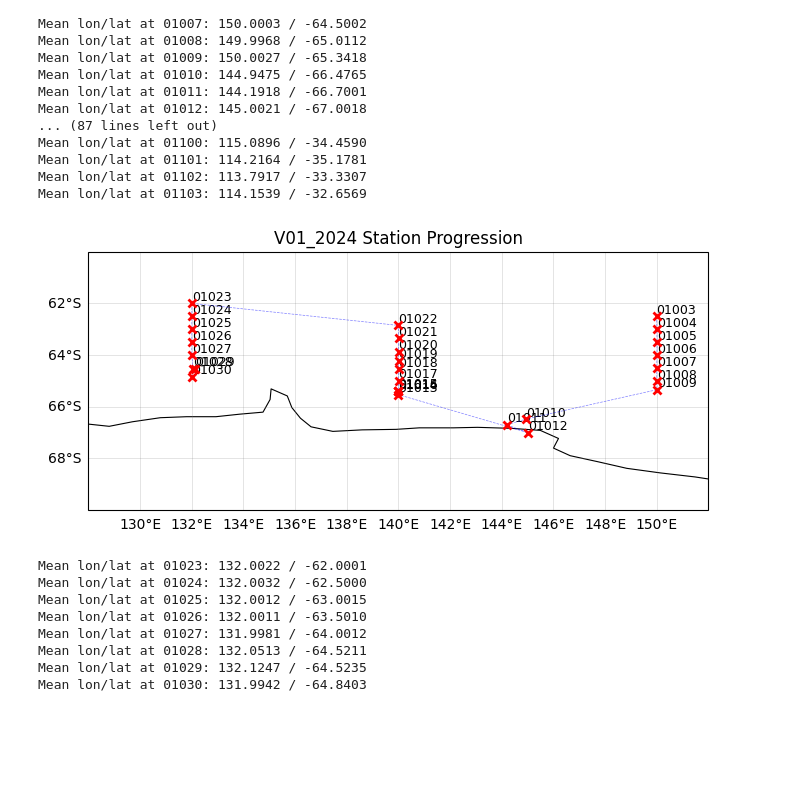
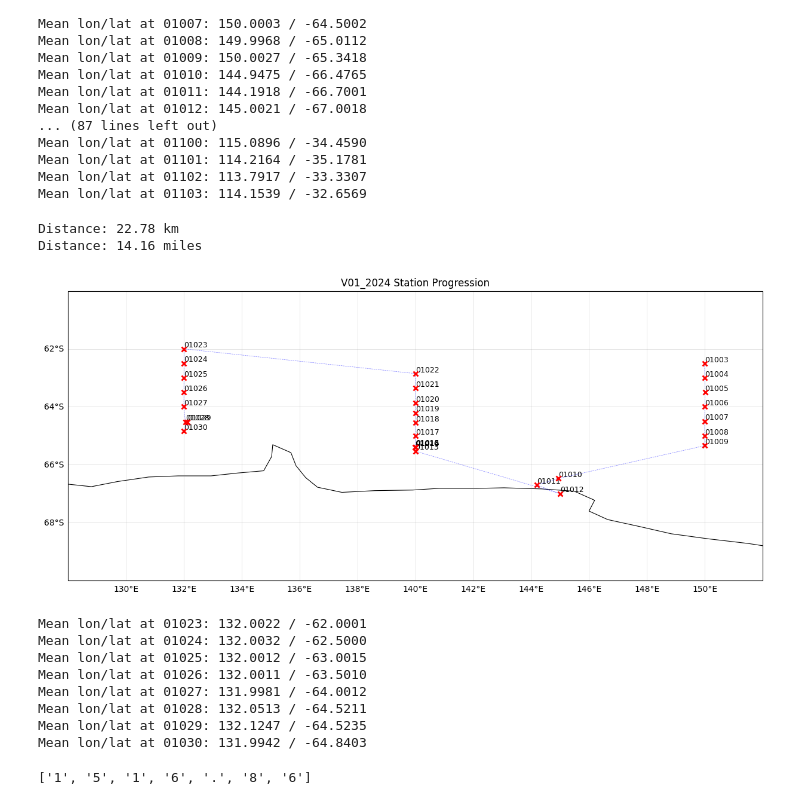
Before and after one commit to isabelle-white/COOKIES, a Jupyter notebook: in2024_v01_ctd.ipynb, the cells around one changed output. Saved outputs shown, nothing was run; the diff lists cells and outputs as text; code cells hidden in the pictures; blank space fills up the shorter version.

```diff
--- a/in2024_v01_ctd.ipynb
+++ b/in2024_v01_ctd.ipynb
@@ -110,13 +110,29 @@ Mean lon/lat at 01100: 115.0896 / -34.4590
 Mean lon/lat at 01101: 114.2164 / -35.1781
 Mean lon/lat at 01102: 113.7917 / -33.3307
 Mean lon/lat at 01103: 114.1539 / -32.6569
+# %%
+from geopy import distance
+
+# Coordinates as tuples (latitude, longitude)
+in2026_D60 = (-64.317 , 132.0751)
+in2024_01028 = (-64.5211, 132.0513)
+
+# Calculate the geodesic distance
+dist_km = distance.distance(in2026_D60, in2024_01028).km
+dist_miles = distance.distance(in2026_D60, in2024_01028).miles
+
+print(f"Distance: {dist_km:.2f} km")
+print(f"Distance: {dist_miles:.2f} miles")
+# %% [output]
+Distance: 22.78 km
+Distance: 14.16 miles
 # %%
 proj = ccrs.PlateCarree()
 
 lon_min, lon_max = 128, 152
 lat_min, lat_max = -60, -70
 
-fig = plt.figure(figsize=(8, 10))
+fig = plt.figure(figsize=(15, 15))
 ax = plt.axes(projection=proj)
 ax.set_extent([lon_min, lon_max, lat_min, lat_max], crs = proj)
 
@@ -175,34 +191,34 @@ for stn, lon, lat in zip(stations_plot, mean_lon_plot, mean_lat_plot):
     )
 
 # -------------------------
 # Gridlines + lon/lat ticks
 # -------------------------
 lon_ticks = np.arange(-180, 181, 2)   # adjust spacing as needed
 lat_ticks = np.arange(-90, 91, 2)
 
 gl = ax.gridlines(
     crs=ccrs.PlateCarree(),
     draw_labels=True,
     linewidth=0.5,
     color='gray',
     alpha=0.3,
     linestyle='-',
     xlocs=lon_ticks,
     ylocs=lat_ticks
 )
 
 gl.top_labels = False
 gl.right_labels = False
 gl.xlabel_style = {'size': 10}
 gl.ylabel_style = {'size': 10}
 
 ax.set_ylim(lat_max, lat_min)
 
 ax.set_title("V01_2024 Station Progression")
 
 plt.show()
 # %% [output]
-[figure, old version]
+[figure, new version]
 # %%
 mean_lon = []
 mean_lat = []
@@ -238,3 +254,9 @@ Mean lon/lat at 01027: 131.9981 / -64.0012
 Mean lon/lat at 01028: 132.0513 / -64.5211
 Mean lon/lat at 01029: 132.1247 / -64.5235
 Mean lon/lat at 01030: 131.9942 / -64.8403
+# %%
+ds_01028 = datasets['01028']
+stn = '01028'
+print(list(ds_01028.attrs['WaterDepth']))
+# %% [output]
+['1', '5', '1', '6', '.', '8', '6']
```
Also changed, not shown: parts of 11 cells of this notebook, 2 other files.
